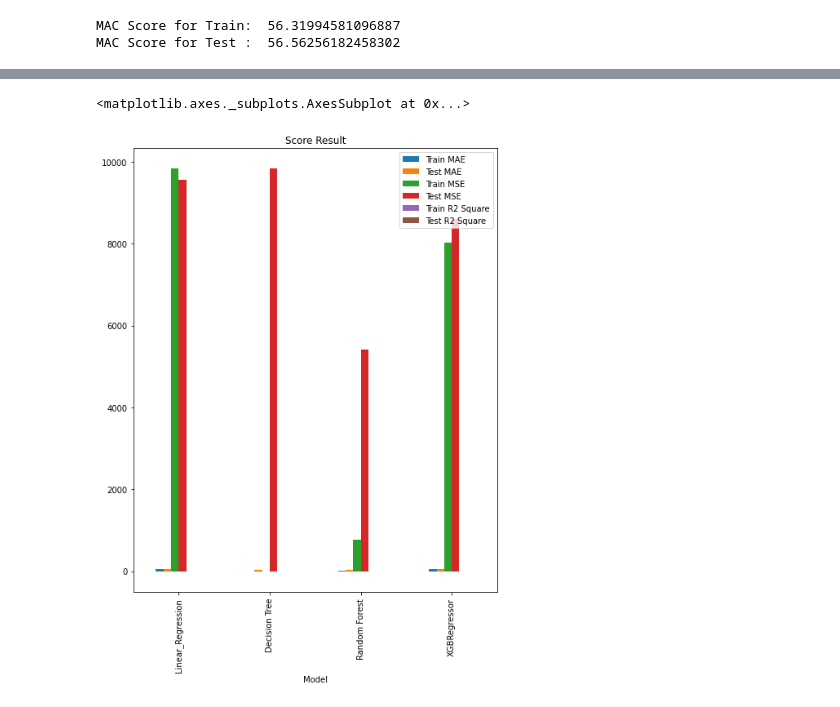
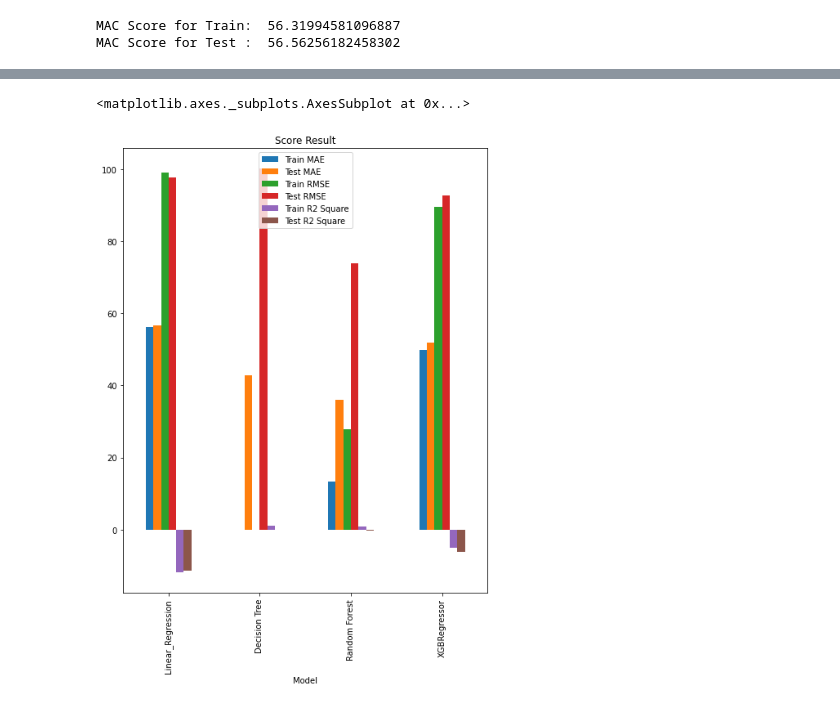
Before and after one commit to Mmbsaksd/Appliance-Energy-Prediction, a Jupyter notebook: Appliance_Energy_Prediction.ipynb, the cells around one changed output, grey strips where cells are left out. Cells and saved outputs as stored; diff of their text form; code cells hidden in the pictures.

```diff
--- a/Appliance_Energy_Prediction.ipynb
+++ b/Appliance_Energy_Prediction.ipynb
@@ -332,7 +332,7 @@ r2_score(ytest,y_pred_rf_test)
 models = [lr_model, dt_model,rf_model, xgb_model]
 
 def model_metrics(models, xtrain, xtest, ytrain, ytest):
-  cols = ['Model','Train MAE', 'Test MAE','Train MSE', 'Test MSE','Train R2 Square', 'Test R2 Square']
+  cols = ['Model','Train MAE', 'Test MAE','Train RMSE', 'Test RMSE','Train R2 Square', 'Test R2 Square']
   model_df = pd.DataFrame(columns=cols)
   model_df.set_index('Model', inplace=True)
 
@@ -344,8 +344,8 @@ def model_metrics(models, xtrain, xtest, ytrain, ytest):
 
     model_df.loc[i,'Train MAE'] = mean_absolute_error(y_pred_train,ytrain).round(2)
     model_df.loc[i,'Test MAE']  = mean_absolute_error(y_pred_test,ytest).round(2)
-    model_df.loc[i,'Train MSE'] = mean_squared_error(y_pred_train,ytrain).round(2)
-    model_df.loc[i,'Test MSE']  = mean_squared_error(y_pred_test,ytest).round(2)
+    model_df.loc[i,'Train RMSE'] = sqrt(mean_squared_error(y_pred_train,ytrain).round(2))
+    model_df.loc[i,'Test RMSE']  = sqrt(mean_squared_error(y_pred_test,ytest).round(2))
     model_df.loc[i,'Train R2 Square'] = r2_score(y_pred_train,ytrain).round(2)
     model_df.loc[i,'Test R2 Square'] = r2_score(y_pred_test,ytest).round(2)
 
@@ -370,7 +370,6 @@ result_table
 # %%
-result_model_scale = StandardScaler()
-result_model_scale.fit_transform(result_table)
-result_model.plot(x='Model', y = ['Train MAE', 'Test MAE', 'Train MSE', 'Test MSE', 'Train R2 Square','Test R2 Square'], kind='bar', title = 'Score Result', figsize=(8,10) )
+#Ploting the graphical representation of result
+result_model.plot(x='Model', y = ['Train MAE', 'Test MAE', 'Train RMSE', 'Test RMSE', 'Train R2 Square','Test R2 Square'], kind='bar', title = 'Score Result', figsize=(8,10) )
 # %% [output]
 <matplotlib.axes._subplots.AxesSubplot at 0x...>
-[figure, old version]
+[figure, new version]
```
Also changed, not shown: parts of 10 cells of this notebook.
